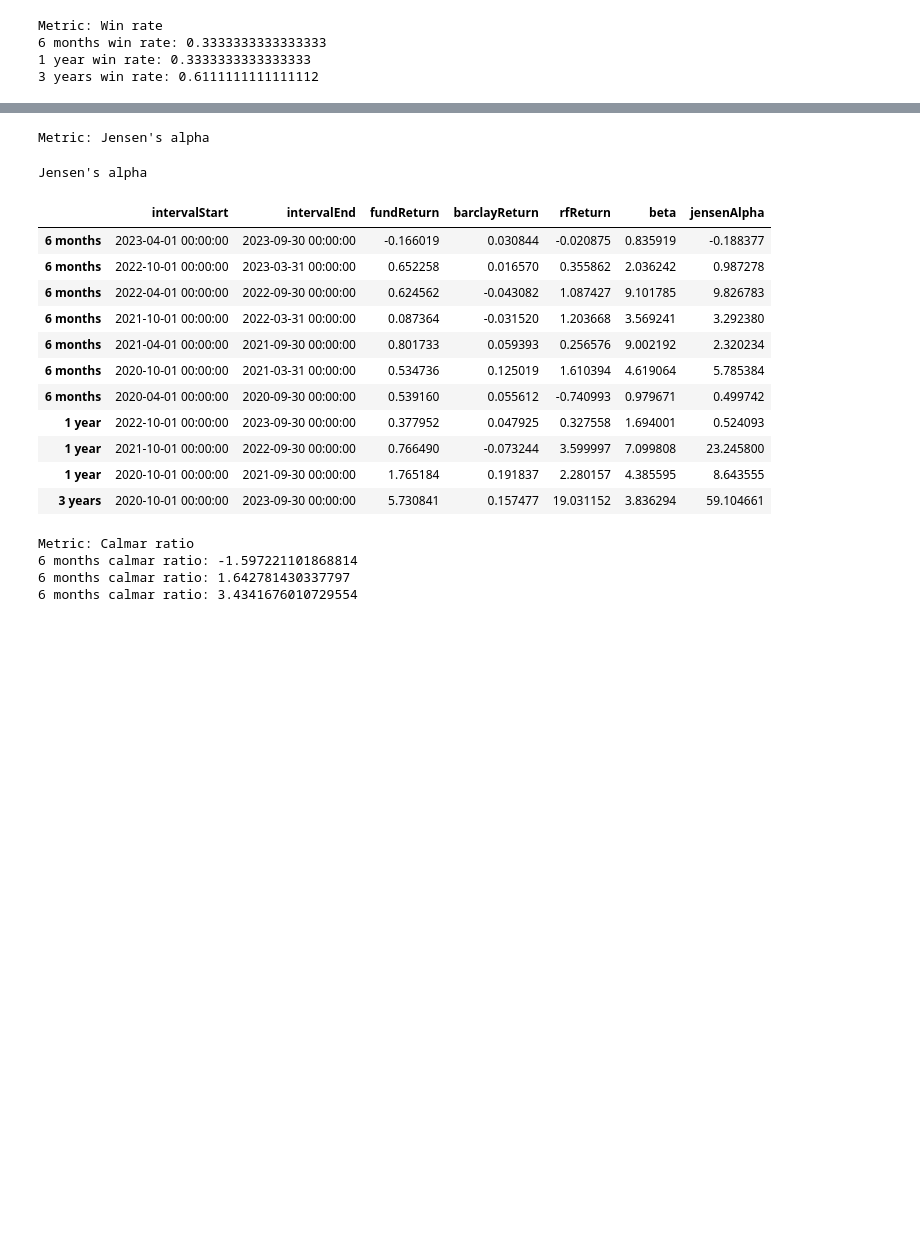
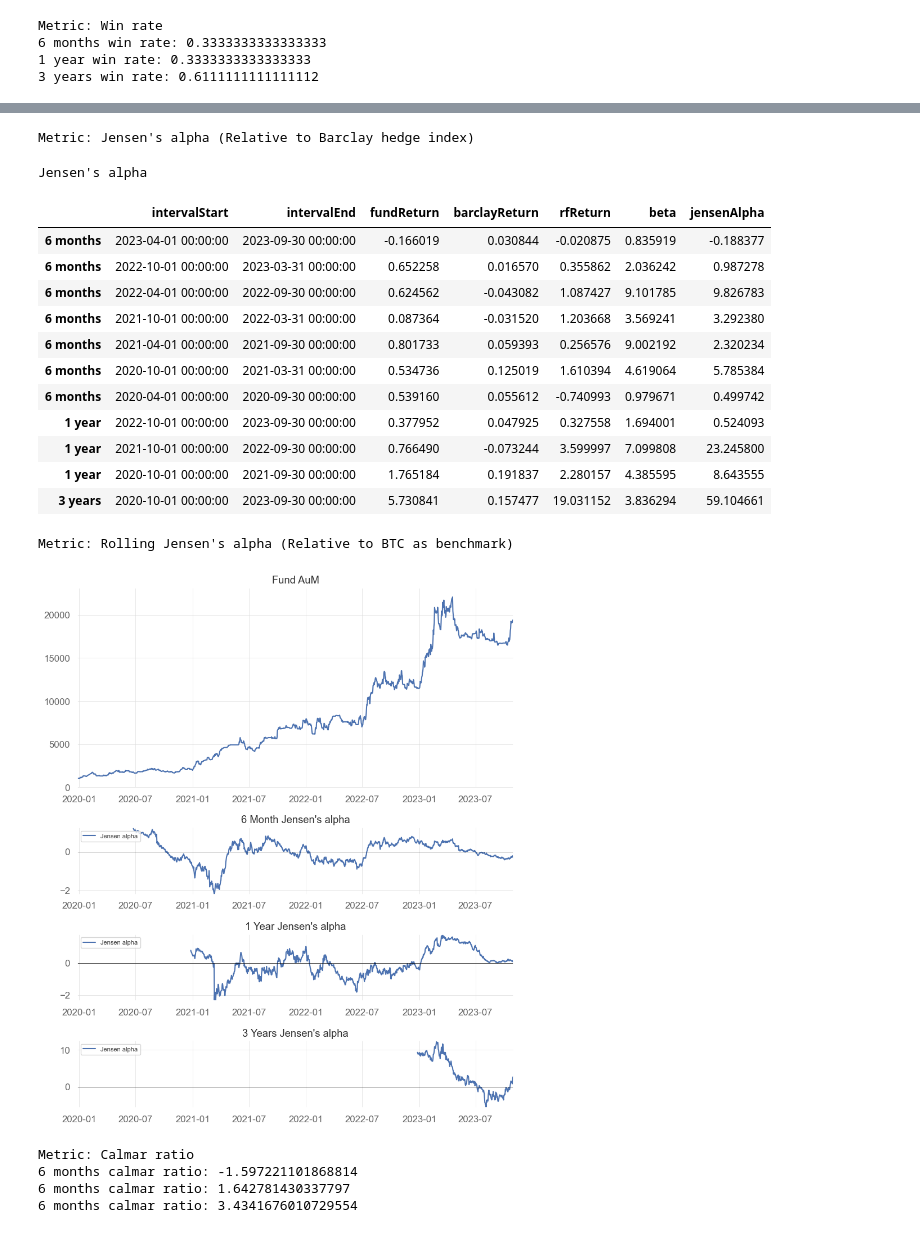
Before and after one commit to amirabbasja/Mutual-Fund-Evaluation, a Jupyter notebook: main.ipynb, the cells around one changed output, grey strips where cells are left out. Cells and saved outputs as stored; diff of their text form; code cells hidden in the pictures; blank space fills up the shorter version.

```diff
--- a/main.ipynb
+++ b/main.ipynb
@@ -188,6 +163,6 @@ Metric: Rolling Win rate
 # %%
 # Jensen's alpha
-print("Metric: Jensen's alpha")
+print("Metric: Jensen's alpha (Relative to Barclay hedge index)")
 fundReturns = getMonthlyReturns(f1_DailyAuM)
 fundReturns =  fundReturns[(START_DATE <= fundReturns.Date)&(fundReturns.Date <= END_DATE)].reset_index(drop=True)
 barclayReturns = barclayHedgeIndex("./Data/Barclay_Hedge_Fund_Indexhistorical_data.xls")
@@ -222,7 +197,7 @@ for i in [[6, "months"], [1, "years"], [3, "years"]]:
 tmp.index = ["6 months"]*7  + ["1 year"]*3 + ["3 years"]
 tmp.style.set_caption("Jensen's alpha")
 # %% [output]
-Metric: Jensen's alpha
+Metric: Jensen's alpha (Relative to Barclay hedge index)
 Jensen's alpha
 |  | intervalStart | intervalEnd | fundReturn | barclayReturn | rfReturn | beta | jensenAlpha |
 | 6 months | 2023-04-01 00:00:00 | 2023-09-30 00:00:00 | -0.166019 | 0.030844 | -0.020875 | 0.835919 | -0.188377 |
@@ -236,6 +211,39 @@ Jensen's alpha
 | 1 year | 2021-10-01 00:00:00 | 2022-09-30 00:00:00 | 0.766490 | -0.073244 | 3.599997 | 7.099808 | 23.245800 |
 | 1 year | 2020-10-01 00:00:00 | 2021-09-30 00:00:00 | 1.765184 | 0.191837 | 2.280157 | 4.385595 | 8.643555 |
 | 3 years | 2020-10-01 00:00:00 | 2023-09-30 00:00:00 | 5.730841 | 0.157477 | 19.031152 | 3.836294 | 59.104661 |
+# %%
+# Rolling jensen ratio
+print("Metric: Rolling Jensen's alpha (Relative to BTC as benchmark)")
+
+# Get the risk free returns, Also, fill the missing dates
+rfReturn = loadRiskFreeReturn("./Data/United-States-5-Year-Bond-Yield-Historical-Data.csv").sort_values("Date", ascending=True, ignore_index=True).set_index("Date")
+idx = pd.date_range(rfReturn.index.min(),rfReturn.index.max())
+rfReturn = rfReturn.reindex(idx, fill_value=np.nan)
+rfReturn = rfReturn.ffill()
+
+# Process the indexes for merging
+fundDailyData = f1_DailyAuM.set_index("Date")
+btcDailyData = btcData.set_index("Date")
+
+# Merge the data
+df = pd.concat([fundDailyData.AuM, btcDailyData.Price, rfReturn.Price], axis = 1).dropna()
+
+# Get the daily return of fund and BTC
+dfReturn = df.pct_change(1).dropna()
+dfReturn.columns = ["Fund", "Benchmark", "RiskFreeReturn"]
+
+jensenAlpha_6M = rollingJensenAlpha(dfReturn,datetime.timedelta(180))
+jensenAlpha_1Y = rollingJensenAlpha(dfReturn,datetime.timedelta(365))
+jensenAlpha_3Y = rollingJensenAlpha(dfReturn,datetime.timedelta(3*365))
+# %% [output]
+Metric: Rolling Jensen's alpha (Relative to BTC as benchmark)
+# %%
+# Plot the rolling Jensen's alpha
+subPlots = [jensenAlpha_6M,jensenAlpha_1Y,jensenAlpha_3Y]
+plotTitle = ["Fund AuM", "6 Month Jensen's alpha", "1 Year Jensen's alpha", "3 Years Jensen's alpha"]
+plotMainAndSubPlot(f1_DailyAuM.set_index(["Date"]), subPlots, plotTitle,True)
+# %% [output]
+[figure, added]
 # %%
 # Calmar ratio
 print("Metric: Calmar ratio")
```
Also changed, not shown: parts of 4 cells of this notebook, 1 other file.
